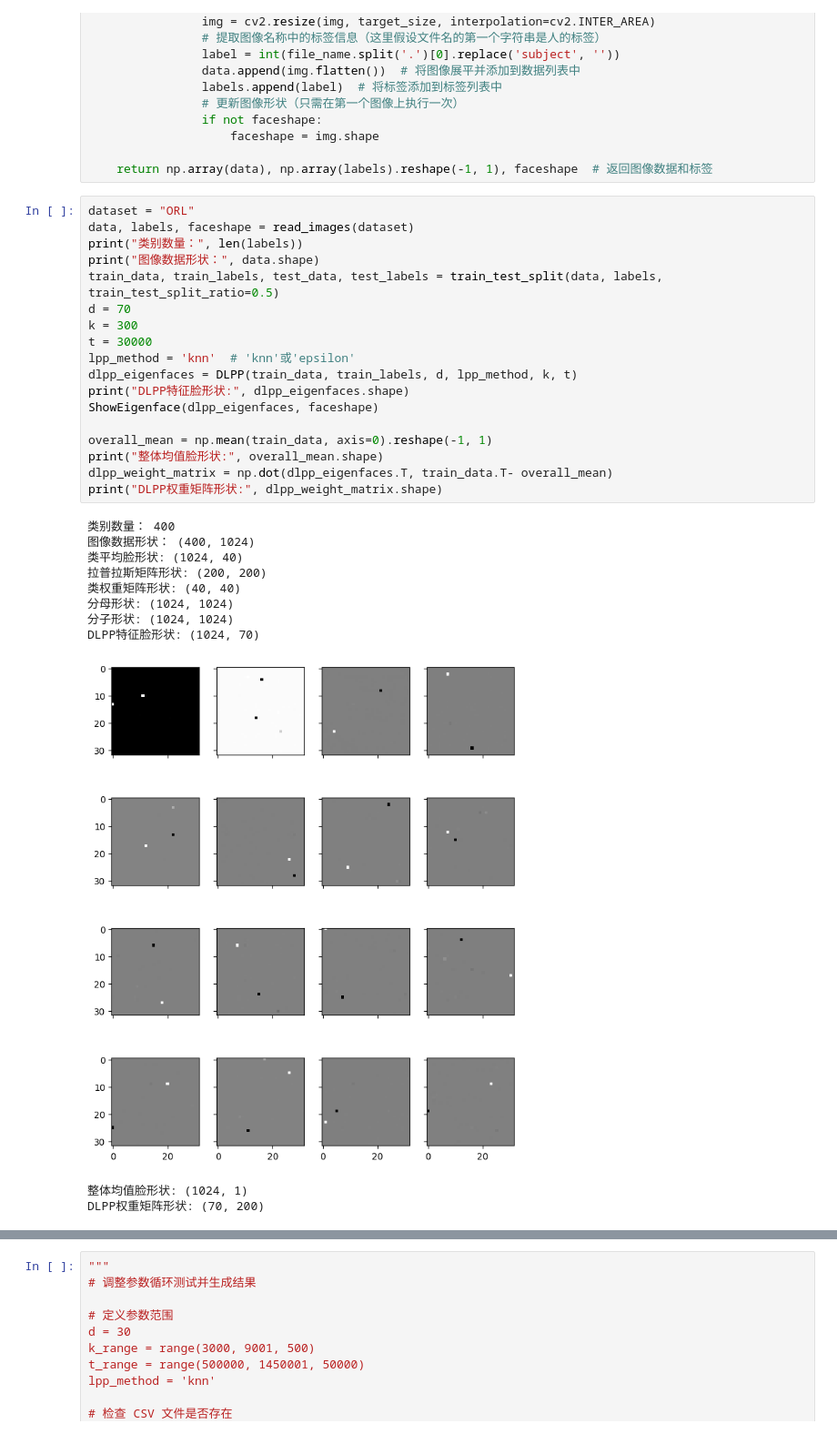
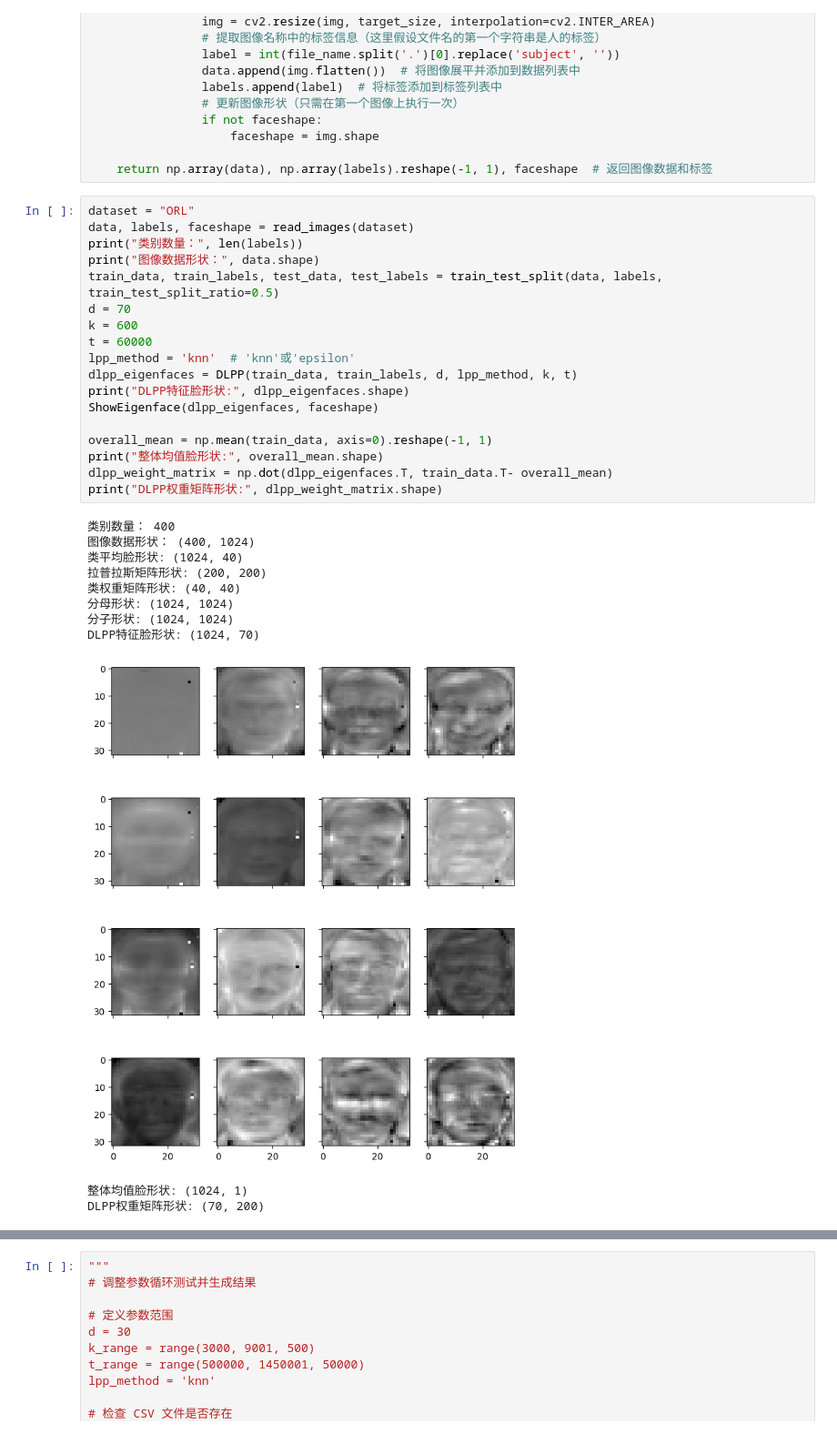
Before and after one commit to TonyHuang6666/Manifold-Learning, a Jupyter notebook: Discriminant Locality Preserving Projection/DLPP-Face Recognition.ipynb, the cells around one changed output, grey strips where cells are left out. Shown at 91% size. Drawn from its saved outputs; the diff is of its cells as text.

```diff
--- a/Discriminant Locality Preserving Projection/DLPP-Face Recognition.ipynb
+++ b/Discriminant Locality Preserving Projection/DLPP-Face Recognition.ipynb
@@ -326,31 +323,31 @@ def read_images1(dataset_dir, target_size=(32, 32)):
 # %%
 dataset = "ORL"
 data, labels, faceshape = read_images(dataset)
 print("类别数量：", len(labels))
 print("图像数据形状：", data.shape)
 train_data, train_labels, test_data, test_labels = train_test_split(data, labels, train_test_split_ratio=0.5)
 d = 70
-k = 300
-t = 30000
+k = 600
+t = 60000
 lpp_method = 'knn'  # 'knn'或'epsilon'
 dlpp_eigenfaces = DLPP(train_data, train_labels, d, lpp_method, k, t)
 print("DLPP特征脸形状:", dlpp_eigenfaces.shape)
 ShowEigenface(dlpp_eigenfaces, faceshape)
 
 overall_mean = np.mean(train_data, axis=0).reshape(-1, 1)
 print("整体均值脸形状:", overall_mean.shape)
 dlpp_weight_matrix = np.dot(dlpp_eigenfaces.T, train_data.T- overall_mean)
 print("DLPP权重矩阵形状:", dlpp_weight_matrix.shape)
 # %% [output]
 类别数量： 400
 图像数据形状： (400, 1024)
 类平均脸形状: (1024, 40)
 拉普拉斯矩阵形状: (200, 200)
 类权重矩阵形状: (40, 40)
 分母形状: (1024, 1024)
 分子形状: (1024, 1024)
 DLPP特征脸形状: (1024, 70)
-[figure, old version]
+[figure, new version]
 整体均值脸形状: (1024, 1)
 DLPP权重矩阵形状: (70, 200)
 # %%
```
Also changed, not shown: parts of 2 cells of this notebook, 4 other files.
